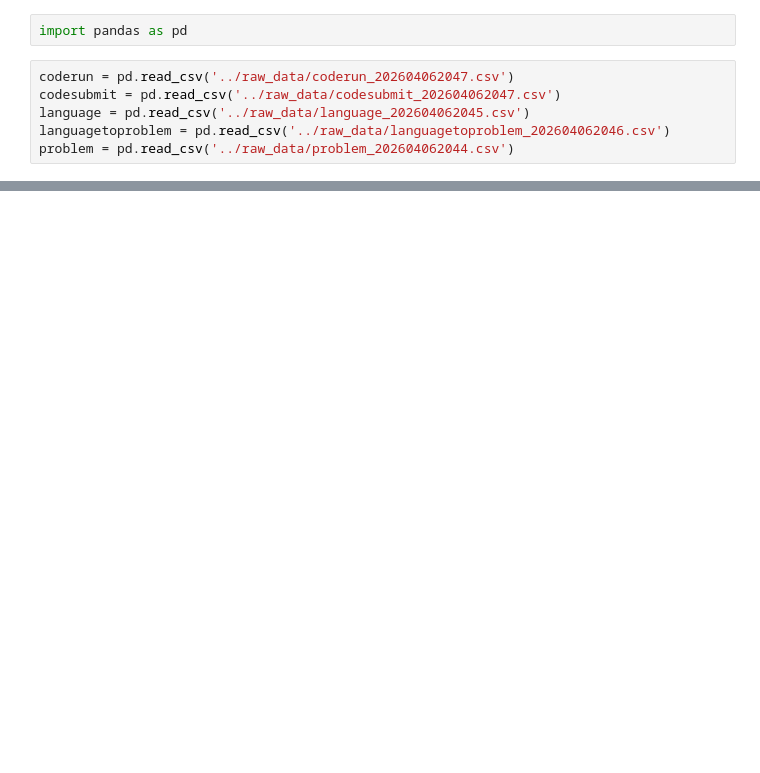
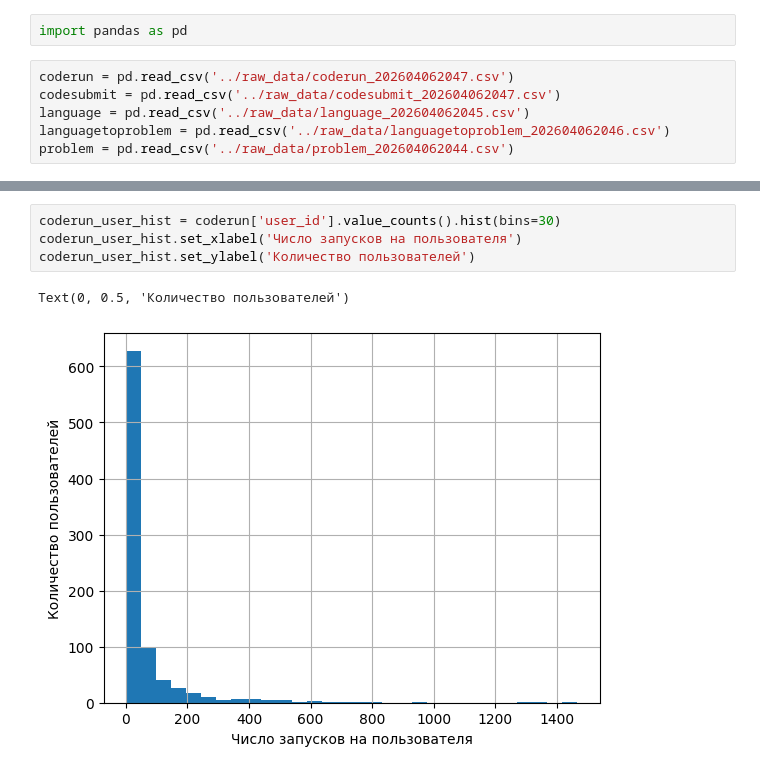
Before and after one commit to mkudim/analytics-learning-notes, a Jupyter notebook: 04_projects/project_02_edtech_itresume/EDA/EDA_itresume.ipynb, the cells around one changed output, grey strips where cells are left out. Saved outputs shown, nothing was run; the diff lists cells and outputs as text; blank space fills up the shorter version.

```diff
--- a/04_projects/project_02_edtech_itresume/EDA/EDA_itresume.ipynb
+++ b/04_projects/project_02_edtech_itresume/EDA/EDA_itresume.ipynb
@@ -17,0 +107,7 @@ problem = pd.read_csv('../raw_data/problem_202604062044.csv')
+# %%
+coderun_user_hist = coderun['user_id'].value_counts().hist(bins=30)
+coderun_user_hist.set_xlabel('Число запусков на пользователя')
+coderun_user_hist.set_ylabel('Количество пользователей')
+# %% [output]
+Text(0, 0.5, 'Количество пользователей')
+[figure, added]
```
Also changed, not shown: parts of 18 cells of this notebook.
